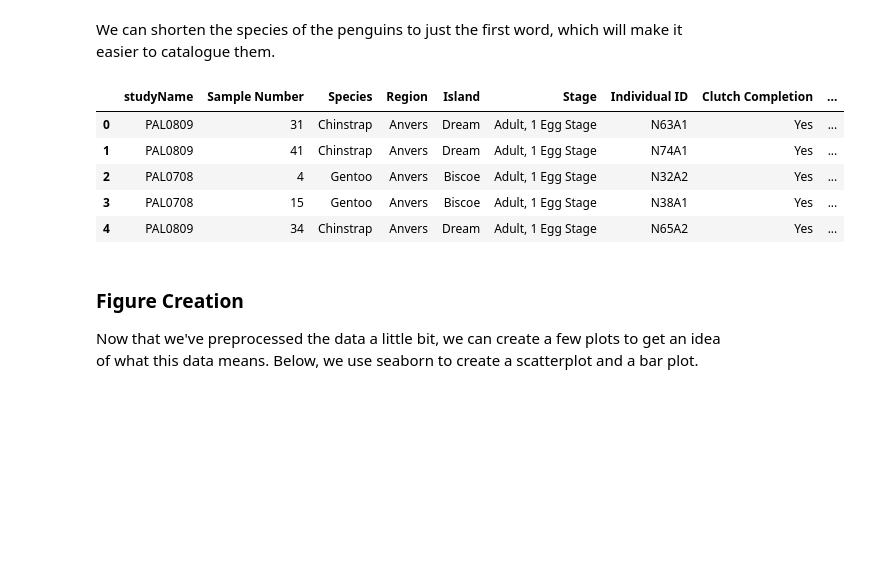
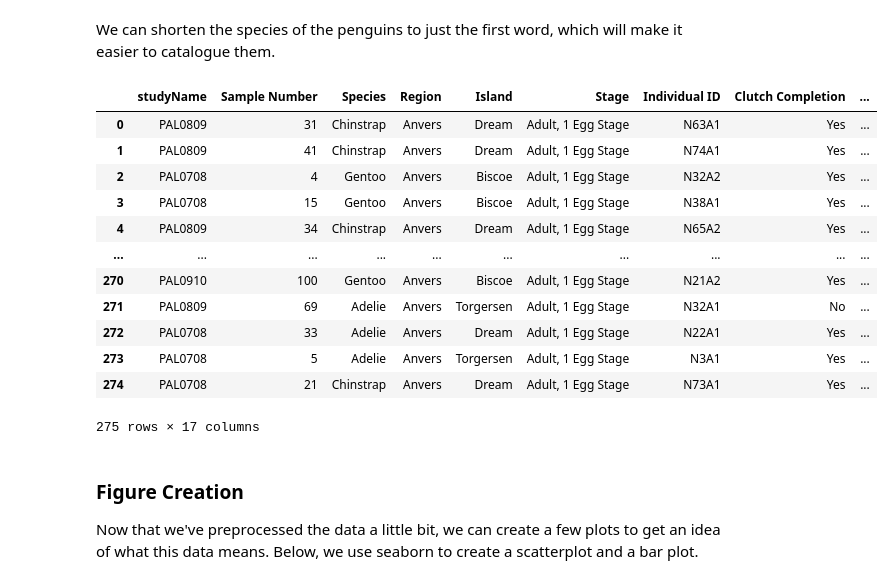
Before and after one commit to ellisterling/ellisterling.github.io, a Jupyter notebook: posts/Penguins/index.ipynb, the cells around one changed output. Cells and saved outputs as stored; diff of their text form; code cells hidden in the pictures; blank space fills up the shorter version.

```diff
--- a/posts/Penguins/index.ipynb
+++ b/posts/Penguins/index.ipynb
@@ -36,14 +36,21 @@ train.head()
 We can shorten the species of the penguins to just the first word, which will make it easier to catalogue them.
 # %%
 train["Species"] = train["Species"].str.split().str.get(0)
-train.head()
+train
 # %% [output]
 |  | studyName | Sample Number | Species | Region | Island | Stage | Individual ID | Clutch Completion | ... |
 | 0 | PAL0809 | 31 | Chinstrap | Anvers | Dream | Adult, 1 Egg Stage | N63A1 | Yes | ... |
 | 1 | PAL0809 | 41 | Chinstrap | Anvers | Dream | Adult, 1 Egg Stage | N74A1 | Yes | ... |
 | 2 | PAL0708 | 4 | Gentoo | Anvers | Biscoe | Adult, 1 Egg Stage | N32A2 | Yes | ... |
 | 3 | PAL0708 | 15 | Gentoo | Anvers | Biscoe | Adult, 1 Egg Stage | N38A1 | Yes | ... |
 | 4 | PAL0809 | 34 | Chinstrap | Anvers | Dream | Adult, 1 Egg Stage | N65A2 | Yes | ... |
+| ... | ... | ... | ... | ... | ... | ... | ... | ... | ... |
+| 270 | PAL0910 | 100 | Gentoo | Anvers | Biscoe | Adult, 1 Egg Stage | N21A2 | Yes | ... |
+| 271 | PAL0809 | 69 | Adelie | Anvers | Torgersen | Adult, 1 Egg Stage | N32A1 | No | ... |
+| 272 | PAL0708 | 33 | Adelie | Anvers | Dream | Adult, 1 Egg Stage | N22A1 | Yes | ... |
+| 273 | PAL0708 | 5 | Adelie | Anvers | Torgersen | Adult, 1 Egg Stage | N3A1 | Yes | ... |
+| 274 | PAL0708 | 21 | Chinstrap | Anvers | Dream | Adult, 1 Egg Stage | N73A1 | Yes | ... |
+275 rows × 17 columns
 # %% [markdown]
 ### Figure Creation
 Now that we've preprocessed the data a little bit, we can create a few plots to get an idea of what this data means. Below, we use seaborn to create a scatterplot and a bar plot.
```
Also changed, not shown: parts of 6 cells of this notebook.
